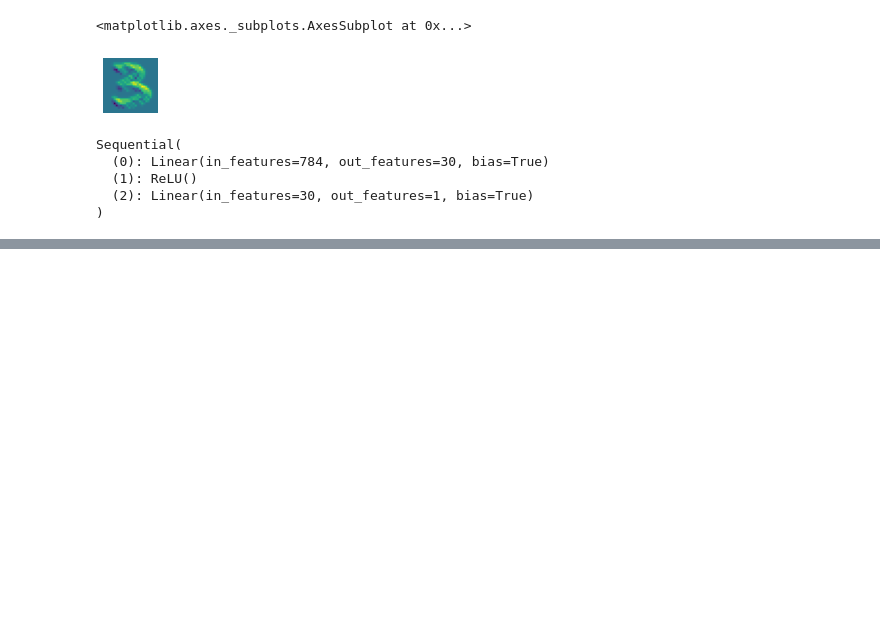
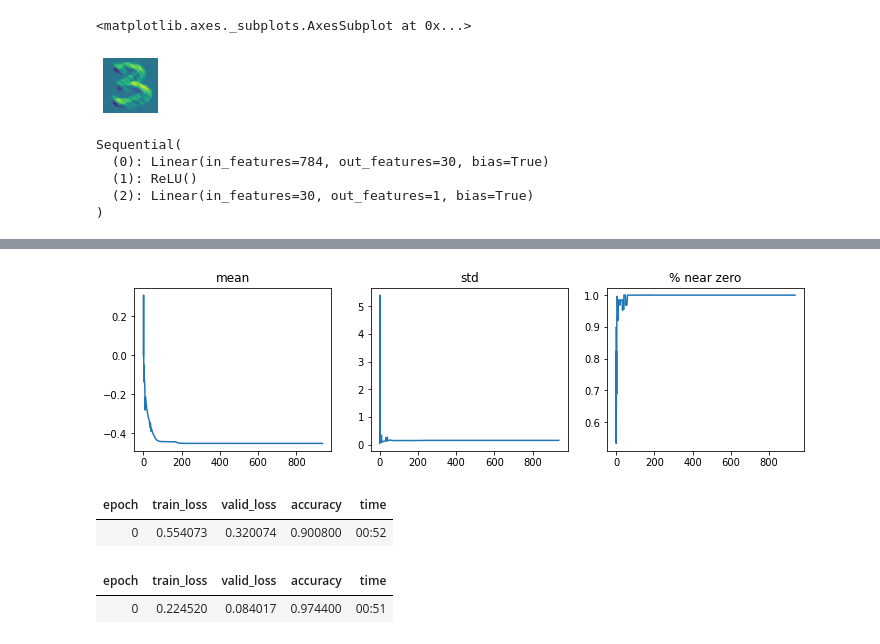
Before and after one commit to george-kan/fastai, a Jupyter notebook: Chapter13/Chapter_13_notes.ipynb, the cells around one changed output, grey strips where cells are left out. Saved outputs shown, nothing was run; the diff lists cells and outputs as text; code cells hidden in the pictures; blank space fills up the shorter version.

```diff
--- a/Chapter13/Chapter_13_notes.ipynb
+++ b/Chapter13/Chapter_13_notes.ipynb
@@ -167,0 +310,4 @@ def conv(ni, nf, ks=3, act=True):
+# %%
+learn.activation_stats.plot_layer_stats(-2)
+# %% [output]
+[figure, added]
@@ -167,0 +317,17 @@ def conv(ni, nf, ks=3, act=True):
+# %%
+dls = get_dls(512)
+learn = fit()
+# %% [output]
+| epoch | train_loss | valid_loss | accuracy | time |
+| 0 | 0.554073 | 0.320074 | 0.900800 | 00:52 |
+# %%
+def fit(epochs=1, lr=0.06):
+    learn = Learner(dls, simple_cnn(), loss_func=F.cross_entropy,
+                    metrics=accuracy, cbs=ActivationStats(with_hist=True))
+    learn.fit_one_cycle(epochs, lr)
+    return learn
+
+learn = fit()
+# %% [output]
+| epoch | train_loss | valid_loss | accuracy | time |
+| 0 | 0.224520 | 0.084017 | 0.974400 | 00:51 |
```
Also changed, not shown: parts of 19 cells of this notebook.
